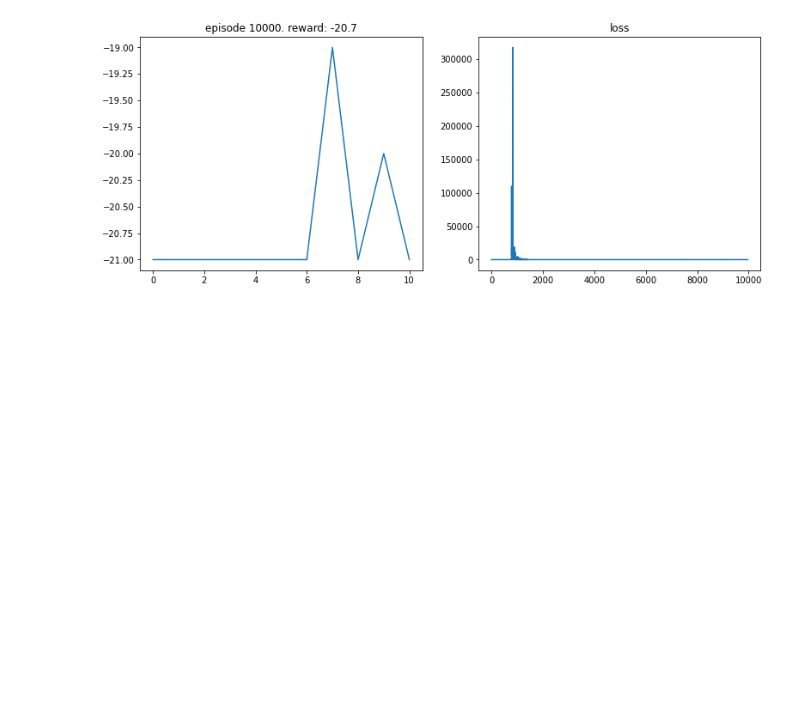
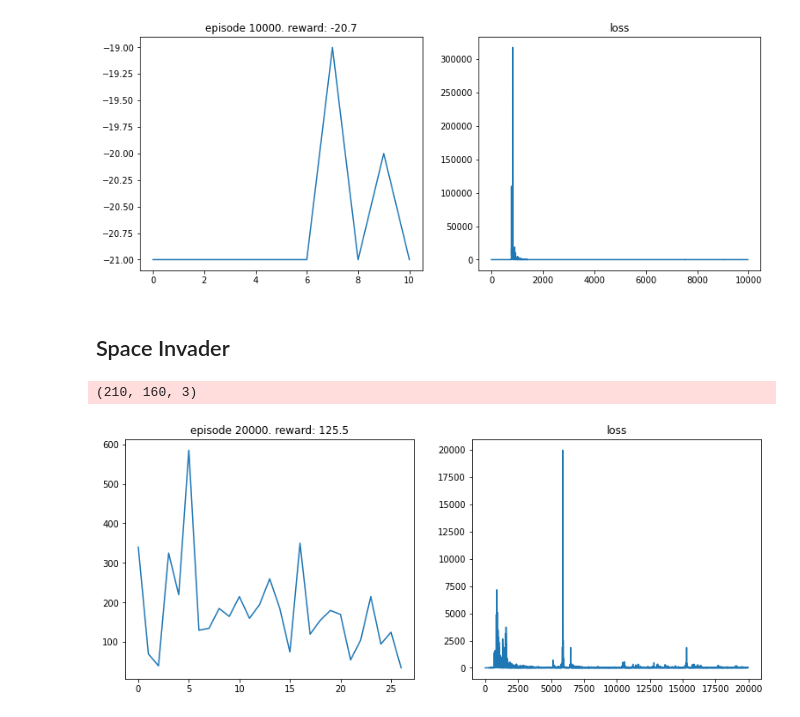
Before and after one commit to akraradets/2021JanRTML, a Jupyter notebook: lab14/lab14 - inlab.ipynb, the cells around one changed output. Drawn from its saved outputs; the diff is of its cells as text; code cells hidden in the pictures; blank space fills up the shorter version.

Commit message:
spaceInvader

```diff
--- a/lab14/lab14 - inlab.ipynb
+++ b/lab14/lab14 - inlab.ipynb
@@ -288,3 +288,23 @@ model, all_rewards, losses = train2(env, model, eps_by_episode, optimizer, repla
 [figure]
 # %%
 torch.save(model.state_dict(), 'checkpoints/pong-v4.pth')
+# %% [markdown]
+## Space Invader
+# %%
+env_id = 'SpaceInvaders-v0'
+env = gym.make(env_id)
+
+print(env.unwrapped.get_action_meanings())
+print(env.observation_space.shape)
+
+
+model = DQN(image_size * image_size, env.action_space.n).to(device)
+
+optimizer = optim.Adam(model.parameters())
+
+replay_buffer = ReplayBuffer(1000)
+
+model, all_rewards, losses = train2(env, model, eps_by_episode, optimizer, replay_buffer, episodes = 20000, batch_size=32, gamma = 0.99)
+# %% [output]
+(210, 160, 3)
+[figure, added]
```
Also changed, not shown: parts of 1 cell of this notebook, 1 other file.
